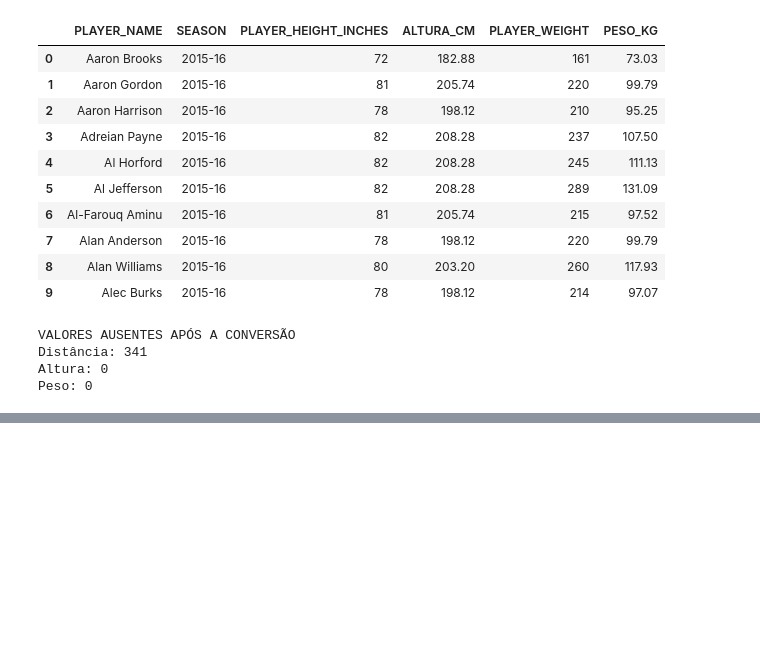
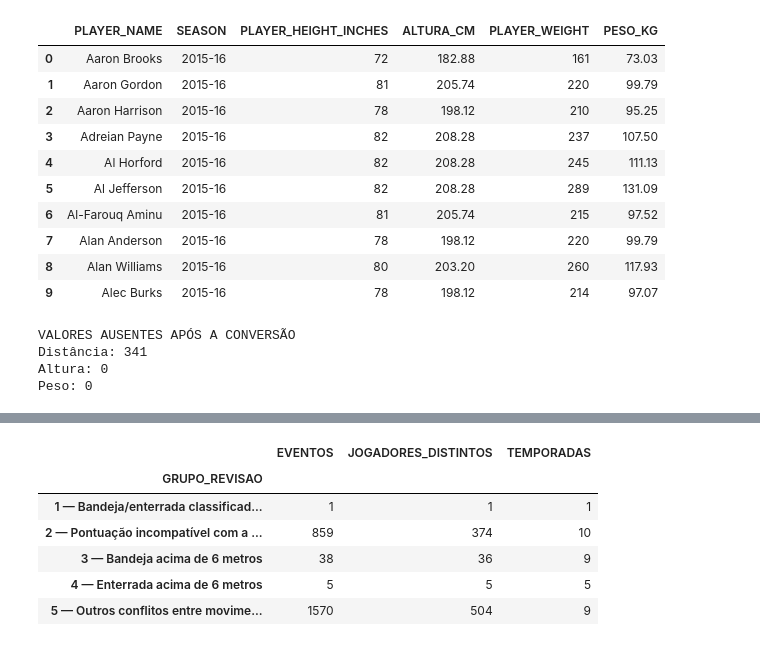
Before and after one commit to Fekouto/ciencias_de_dados_nba, a Jupyter notebook: CP2_limpeza_EDA.ipynb, the cells around one changed output, grey strips where cells are left out. Saved outputs shown, nothing was run; the diff lists cells and outputs as text; code cells hidden in the pictures; blank space fills up the shorter version.

```diff
--- a/CP2_limpeza_EDA.ipynb
+++ b/CP2_limpeza_EDA.ipynb
@@ -119,0 +600,93 @@ Peso: 0
+# %%
+revisao_eventos = eventos_para_investigar.copy()
+
+chaves_evento = ["GAME_ID", "GAME_EVENT_ID"]
+
+if revisao_eventos[chaves_evento].isna().any().any():
+    raise ValueError("Existem eventos sem identificação completa.")
+
+if revisao_eventos.duplicated(chaves_evento).any():
+    raise ValueError(
+        "Existem eventos repetidos. Investigue antes de formar os grupos."
+    )
+
+# Calcula a distância sem arredondar antes da comparação.
+revisao_eventos["DISTANCIA_M_REVISAO"] = (
+    pd.to_numeric(
+        revisao_eventos["SHOT_DISTANCE"],
+        errors="raise"
+    ) * 0.3048
+)
+
+movimentos_revisao = (
+    revisao_eventos["ACTION_TYPE"]
+    .astype("string")
+    .str.strip()
+)
+
+eh_bandeja = movimentos_revisao.str.contains(
+    "layup", case=False, regex=False, na=False
+)
+
+eh_enterrada = movimentos_revisao.str.contains(
+    "dunk", case=False, regex=False, na=False
+)
+
+acima_de_seis = revisao_eventos["DISTANCIA_M_REVISAO"].gt(6)
+
+condicoes = [
+    revisao_eventos["CONFLITO_MOVIMENTO_PONTUACAO"],
+    revisao_eventos["CONFLITO_PONTUACAO_ZONA"],
+    eh_bandeja & acima_de_seis,
+    eh_enterrada & acima_de_seis,
+    revisao_eventos["CONFLITO_MOVIMENTO_ZONA"]
+]
+
+nomes_grupos = [
+    "1 — Bandeja/enterrada classificada como três pontos",
+    "2 — Pontuação incompatível com a zona",
+    "3 — Bandeja acima de 6 metros",
+    "4 — Enterrada acima de 6 metros",
+    "5 — Outros conflitos entre movimento e zona"
+]
+
+# np.select escolhe a primeira condição verdadeira.
+revisao_eventos["GRUPO_REVISAO"] = np.select(
+    [
+        condicao.to_numpy(dtype=bool, na_value=False)
+        for condicao in condicoes
+    ],
+    nomes_grupos,
+    default="Sem grupo definido"
+)
+
+if revisao_eventos["GRUPO_REVISAO"].eq("Sem grupo definido").any():
+    raise ValueError("Algum evento sinalizado ficou sem grupo.")
+
+resumo_grupos_revisao = (
+    revisao_eventos
+    .groupby("GRUPO_REVISAO")
+    .agg(
+        EVENTOS=("GAME_EVENT_ID", "size"),
+        JOGADORES_DISTINTOS=("PLAYER_ID", "nunique"),
+        TEMPORADAS=("SEASON", "nunique")
+    )
+    .reindex(nomes_grupos, fill_value=0)
+)
+
+# Guarda cada grupo separadamente para a próxima conferência.
+grupos_revisao = {
+    nome: revisao_eventos.loc[
+        revisao_eventos["GRUPO_REVISAO"].eq(nome)
+    ].copy()
+    for nome in nomes_grupos
+}
+
+print("RESUMO DOS GRUPOS DE REVISÃO")
+display(resumo_grupos_revisao)
+
+print(
+    "Total de eventos nos grupos:",
+    int(resumo_grupos_revisao["EVENTOS"].sum())
+)
+# %% [output]
@@ -119,0 +694,7 @@ Peso: 0
+|  | EVENTOS | JOGADORES_DISTINTOS | TEMPORADAS |
+| GRUPO_REVISAO |  |  |  |
+| 1 — Bandeja/enterrada classificad... | 1 | 1 | 1 |
+| 2 — Pontuação incompatível com a ... | 859 | 374 | 10 |
+| 3 — Bandeja acima de 6 metros | 38 | 36 | 9 |
+| 4 — Enterrada acima de 6 metros | 5 | 5 | 5 |
+| 5 — Outros conflitos entre movime... | 1570 | 504 | 9 |
```
Also changed, not shown: parts of 29 cells of this notebook.
